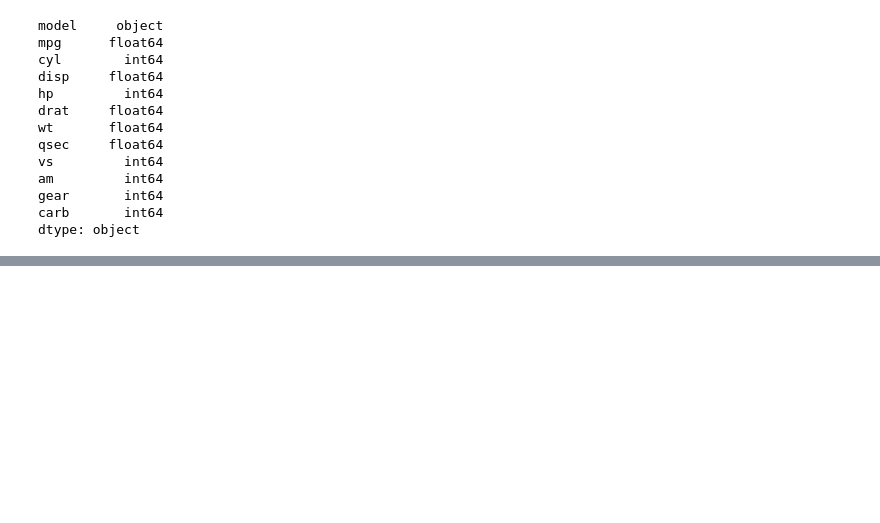
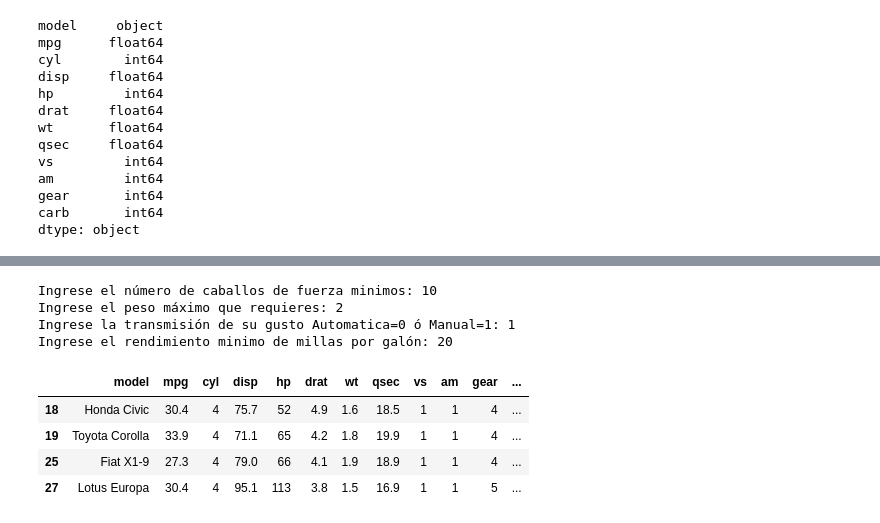
Before and after one commit to LipeBuiles/analisis_dataset, a Jupyter notebook: mtcars.ipynb, the cells around one changed output, grey strips where cells are left out. Saved outputs shown, nothing was run; the diff lists cells and outputs as text; code cells hidden in the pictures; blank space fills up the shorter version.

Commit message:
Update filters

```diff
--- a/mtcars.ipynb
+++ b/mtcars.ipynb
@@ -274,0 +210,18 @@ df['gear'].plot(kind = 'area')
+# %%
+caballos = float(input("Ingrese el número de caballos de fuerza minimos: "))
+wt = float(input("Ingrese el peso máximo que requieres: "))
+am = int(input("Ingrese la transmisión de su gusto Automatica=0 ó Manual=1: "))
+mpg = float(input("Ingrese el rendimiento minimo de millas por galón: "))
+# vs = int(input("Ingrese la forma del motor 0 = forma en V, 1 = Recto: "))
+df_filter =df[(df['hp']>caballos) & (df['wt']<wt) & (df['am']==am) & (df['mpg']>mpg)]
+df_filter
+# %% [output]
+Ingrese el número de caballos de fuerza minimos: 10
+Ingrese el peso máximo que requieres: 2
+Ingrese la transmisión de su gusto Automatica=0 ó Manual=1: 1
+Ingrese el rendimiento minimo de millas por galón: 20
+|  | model | mpg | cyl | disp | hp | drat | wt | qsec | vs | am | gear | ... |
+| 18 | Honda Civic | 30.4 | 4 | 75.7 | 52 | 4.9 | 1.6 | 18.5 | 1 | 1 | 4 | ... |
+| 19 | Toyota Corolla | 33.9 | 4 | 71.1 | 65 | 4.2 | 1.8 | 19.9 | 1 | 1 | 4 | ... |
+| 25 | Fiat X1-9 | 27.3 | 4 | 79.0 | 66 | 4.1 | 1.9 | 18.9 | 1 | 1 | 4 | ... |
+| 27 | Lotus Europa | 30.4 | 4 | 95.1 | 113 | 3.8 | 1.5 | 16.9 | 1 | 1 | 5 | ... |
```
Also changed, not shown: parts of 19 cells of this notebook.
